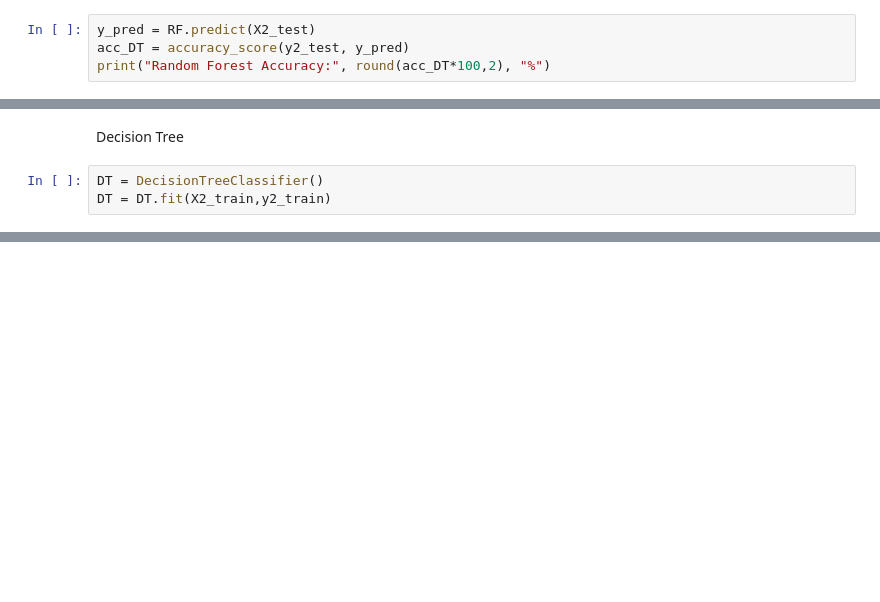
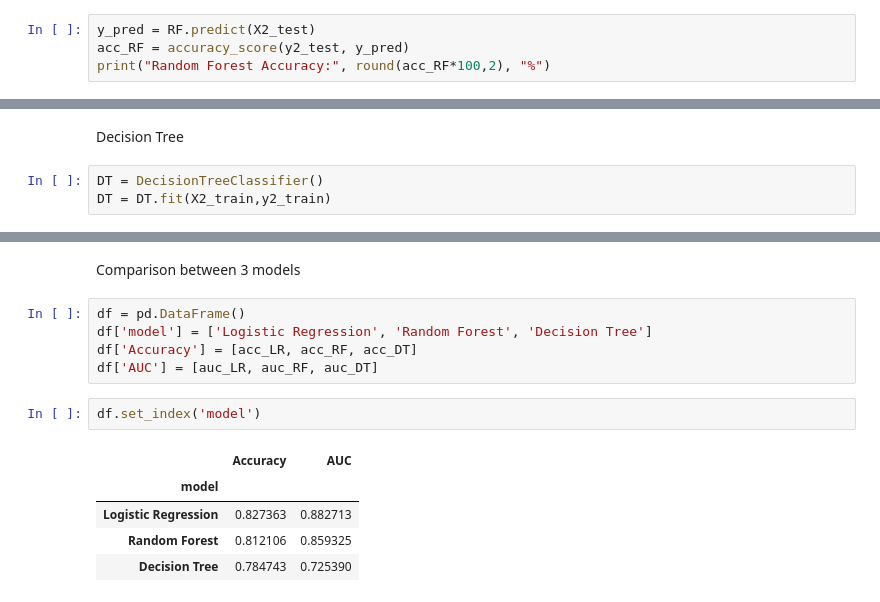
Before and after one commit to ruien21/Income-Prediction, a Jupyter notebook: Income Prediction.ipynb, the cells around one changed output, grey strips where cells are left out. Saved outputs shown, nothing was run; the diff lists cells and outputs as text; blank space fills up the shorter version.

```diff
--- a/Income Prediction.ipynb
+++ b/Income Prediction.ipynb
@@ -539,8 +539,8 @@ RF = RandomForestClassifier(n_estimators=100, random_state=24)
 RF = RF.fit(X2_train, y2_train.values.ravel())
 # %%
 y_pred = RF.predict(X2_test)
-acc_DT = accuracy_score(y2_test, y_pred)
-print("Random Forest Accuracy:", round(acc_DT*100,2), "%")
+acc_RF = accuracy_score(y2_test, y_pred)
+print("Random Forest Accuracy:", round(acc_RF*100,2), "%")
 # %% [output]
 Random Forest Accuracy: 81.21 %
 # %%
@@ -580 +580,16 @@ Decision Tree AUC: 72.93 %
 [figure]
+# %% [markdown]
+Comparison between 3 models
+# %%
+df = pd.DataFrame()
+df['model'] = ['Logistic Regression', 'Random Forest', 'Decision Tree']
+df['Accuracy'] = [acc_LR, acc_RF, acc_DT]
+df['AUC'] = [auc_LR, auc_RF, auc_DT]
+# %%
+df.set_index('model')
+# %% [output]
+|  | Accuracy | AUC |
+| model |  |  |
+| Logistic Regression | 0.827363 | 0.882713 |
+| Random Forest | 0.812106 | 0.859325 |
+| Decision Tree | 0.784743 | 0.725390 |
```
Also changed, not shown: parts of 3 cells of this notebook.
